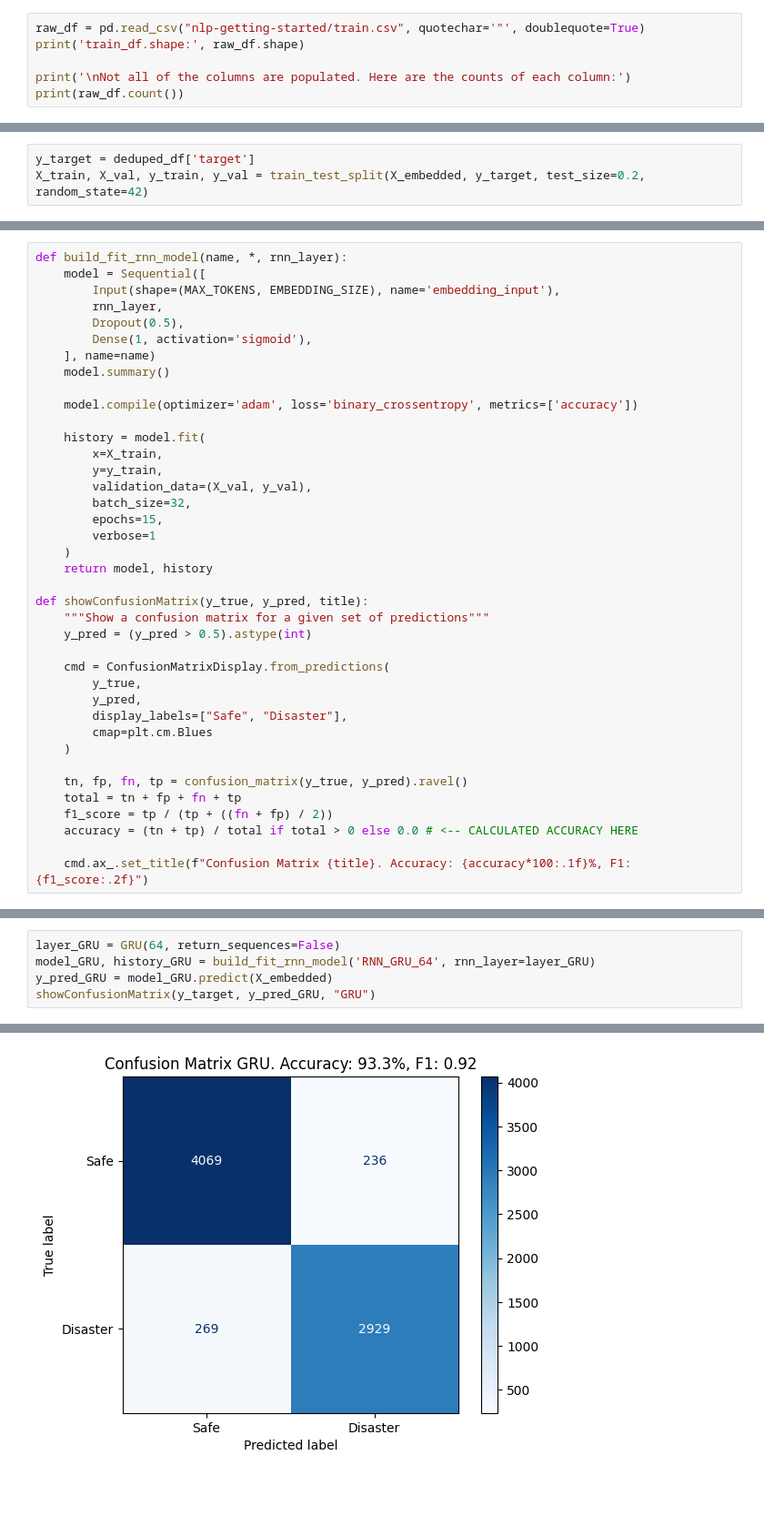
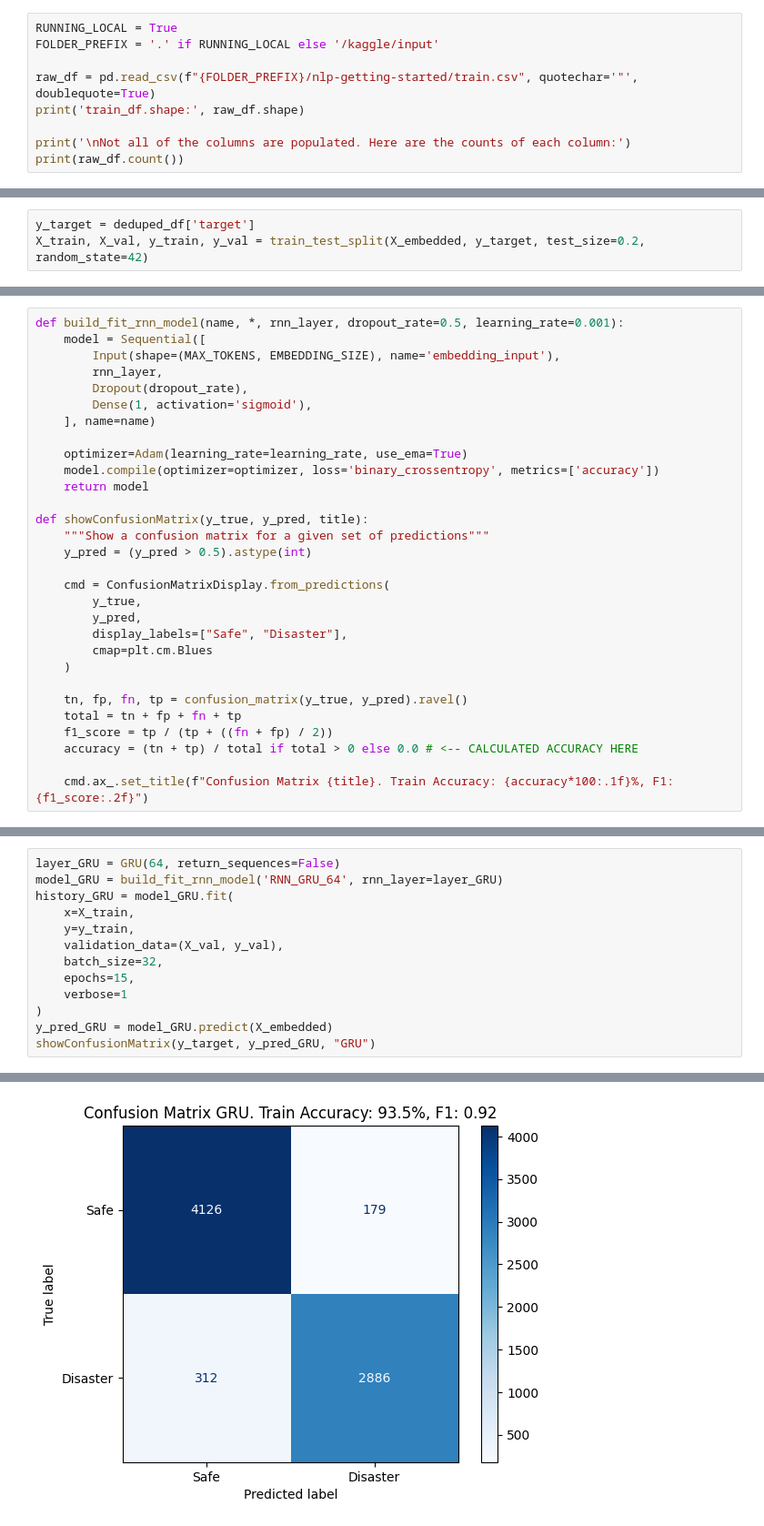
Before and after one commit to kpjava/DeepLearningModule4, a Jupyter notebook: natural_disasters_nlp.ipynb, the cells around one changed output, grey strips where cells are left out. Shown at 91% size. Cells and saved outputs as stored; diff of their text form; blank space fills up the shorter version.

```diff
--- a/natural_disasters_nlp.ipynb
+++ b/natural_disasters_nlp.ipynb
@@ -44,7 +45,10 @@ I will verify the contents of the CSV files momentarily, but Kaggle provides thi
 
 Let me load the two CSV files, `train_df` and `test_df` and verify its structure.
 # %%
-raw_df = pd.read_csv("nlp-getting-started/train.csv", quotechar='"', doublequote=True)
+RUNNING_LOCAL = True
+FOLDER_PREFIX = '.' if RUNNING_LOCAL else '/kaggle/input'
+
+raw_df = pd.read_csv(f"{FOLDER_PREFIX}/nlp-getting-started/train.csv", quotechar='"', doublequote=True)
 print('train_df.shape:', raw_df.shape)
 
 print('\nNot all of the columns are populated. Here are the counts of each column:')
@@ -208,26 +212,17 @@ To utilize these networks, there will be 4 distinct layers:
 
 4. Final Output Layer: Binary Classification output with sigmoid activation
 # %%
-def build_fit_rnn_model(name, *, rnn_layer):
+def build_fit_rnn_model(name, *, rnn_layer, dropout_rate=0.5, learning_rate=0.001):
     model = Sequential([
         Input(shape=(MAX_TOKENS, EMBEDDING_SIZE), name='embedding_input'),
         rnn_layer,
-        Dropout(0.5),
+        Dropout(dropout_rate),
         Dense(1, activation='sigmoid'),
     ], name=name)
-    model.summary()
 
-    model.compile(optimizer='adam', loss='binary_crossentropy', metrics=['accuracy'])
-
-    history = model.fit(
-        x=X_train,
-        y=y_train,
-        validation_data=(X_val, y_val),
-        batch_size=32,
-        epochs=15,
-        verbose=1
-    )
-    return model, history
+    optimizer=Adam(learning_rate=learning_rate, use_ema=True)
+    model.compile(optimizer=optimizer, loss='binary_crossentropy', metrics=['accuracy'])
+    return model
 
 def showConfusionMatrix(y_true, y_pred, title):
     """Show a confusion matrix for a given set of predictions"""
@@ -245,7 +240,7 @@ def showConfusionMatrix(y_true, y_pred, title):
     f1_score = tp / (tp + ((fn + fp) / 2))
     accuracy = (tn + tp) / total if total > 0 else 0.0 # <-- CALCULATED ACCURACY HERE
 
-    cmd.ax_.set_title(f"Confusion Matrix {title}. Accuracy: {accuracy*100:.1f}%, F1: {f1_score:.2f}")
+    cmd.ax_.set_title(f"Confusion Matrix {title}. Train Accuracy: {accuracy*100:.1f}%, F1: {f1_score:.2f}")
 # %% [markdown]
 ### Train with GRU and Check Confusion
 
@@ -253,6 +248,14 @@ Let's generate a confusion matrix on the entire training data to see if any furt
 # %%
 layer_GRU = GRU(64, return_sequences=False)
-model_GRU, history_GRU = build_fit_rnn_model('RNN_GRU_64', rnn_layer=layer_GRU)
+model_GRU = build_fit_rnn_model('RNN_GRU_64', rnn_layer=layer_GRU)
+history_GRU = model_GRU.fit(
+    x=X_train,
+    y=y_train,
+    validation_data=(X_val, y_val),
+    batch_size=32,
+    epochs=15,
+    verbose=1
+)
 y_pred_GRU = model_GRU.predict(X_embedded)
 showConfusionMatrix(y_target, y_pred_GRU, "GRU")
 # %% [output]
@@ -288,3 +291,3 @@ Epoch 15/15
 235/235 ━━━━━━━━━━━━━━━━━━━━ 0s 2ms/step
-[figure, old version]
+[figure, new version]
 # %% [markdown]
```
Also changed, not shown: parts of 15 cells of this notebook, 1 other file.
